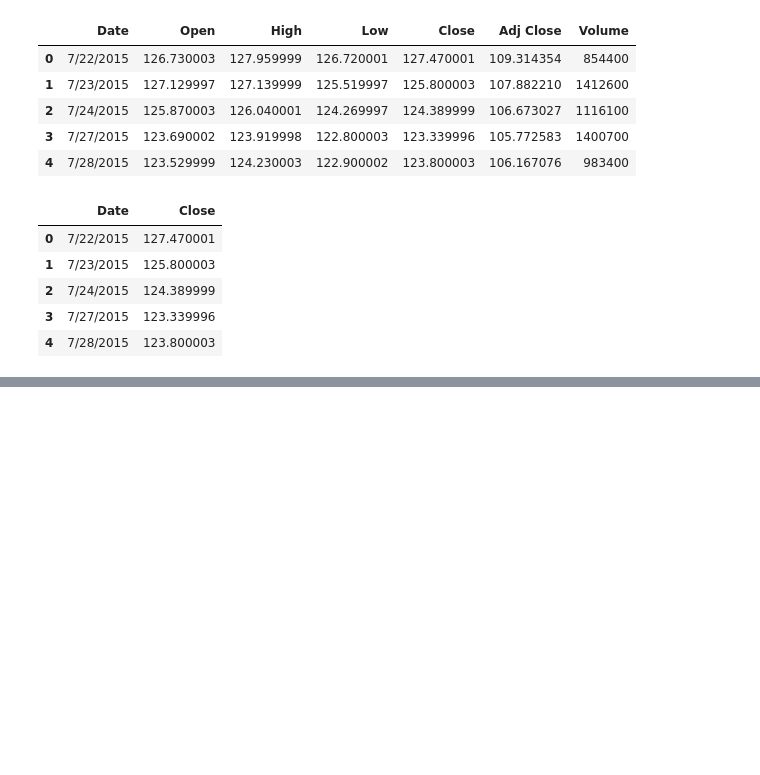
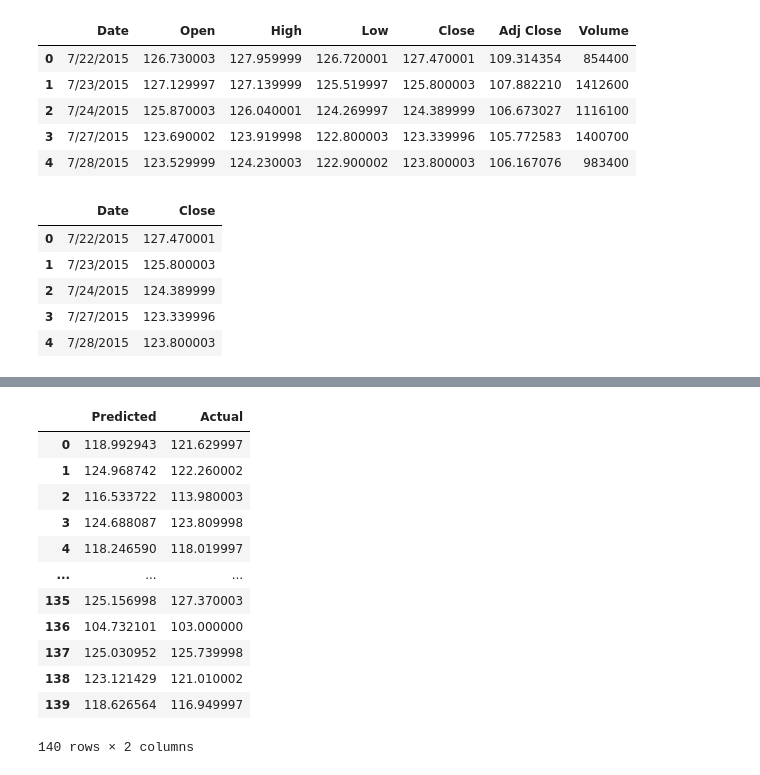
Before and after one commit to edwinmccracken/final_project, a Jupyter notebook: BUD_Analysis.ipynb, the cells around one changed output, grey strips where cells are left out. Saved outputs shown, nothing was run; the diff lists cells and outputs as text; code cells hidden in the pictures; blank space fills up the shorter version.

```diff
--- a/BUD_Analysis.ipynb
+++ b/BUD_Analysis.ipynb
@@ -63,0 +136,5 @@ Text(0.5, 1.0, 'BUD (Anheuser-Busch) Stock History')
+# %%
+# Predict y values for test data, then see how closely they match actuals
+predicted_closing_price=model.predict(X_test_scaled)
+predicted_closing_price=y_scaler.inverse_transform(predicted_closing_price)
+predicted_closing_price
@@ -63,0 +159,5 @@ Text(0.5, 1.0, 'BUD (Anheuser-Busch) Stock History')
+# %%
+predicted_stock_price = [predicted_closing_price[i][0] for i in range(len(predicted_closing_price))]
+# %%
+new_data = pd.DataFrame({"Predicted": predicted_stock_price})
+new_data
@@ -63,0 +178,4 @@ Text(0.5, 1.0, 'BUD (Anheuser-Busch) Stock History')
+# %%
+actual_values = y_test_scaled.reshape((y_test_scaled.shape[0], y_test_scaled.shape[1]))
+actual_values = y_scaler.inverse_transform(actual_values)
+actual_values
@@ -63,0 +200,18 @@ Text(0.5, 1.0, 'BUD (Anheuser-Busch) Stock History')
+# %%
+actuals = [actual_values[i][0] for i in range(len(actual_values))]
+new_data["Actual"] = actuals
+new_data
+# %% [output]
+|  | Predicted | Actual |
+| 0 | 118.992943 | 121.629997 |
+| 1 | 124.968742 | 122.260002 |
+| 2 | 116.533722 | 113.980003 |
+| 3 | 124.688087 | 123.809998 |
+| 4 | 118.246590 | 118.019997 |
+| ... | ... | ... |
+| 135 | 125.156998 | 127.370003 |
+| 136 | 104.732101 | 103.000000 |
+| 137 | 125.030952 | 125.739998 |
+| 138 | 123.121429 | 121.010002 |
+| 139 | 118.626564 | 116.949997 |
+140 rows × 2 columns
```
Also changed, not shown: parts of 20 cells of this notebook, 7 other files.
